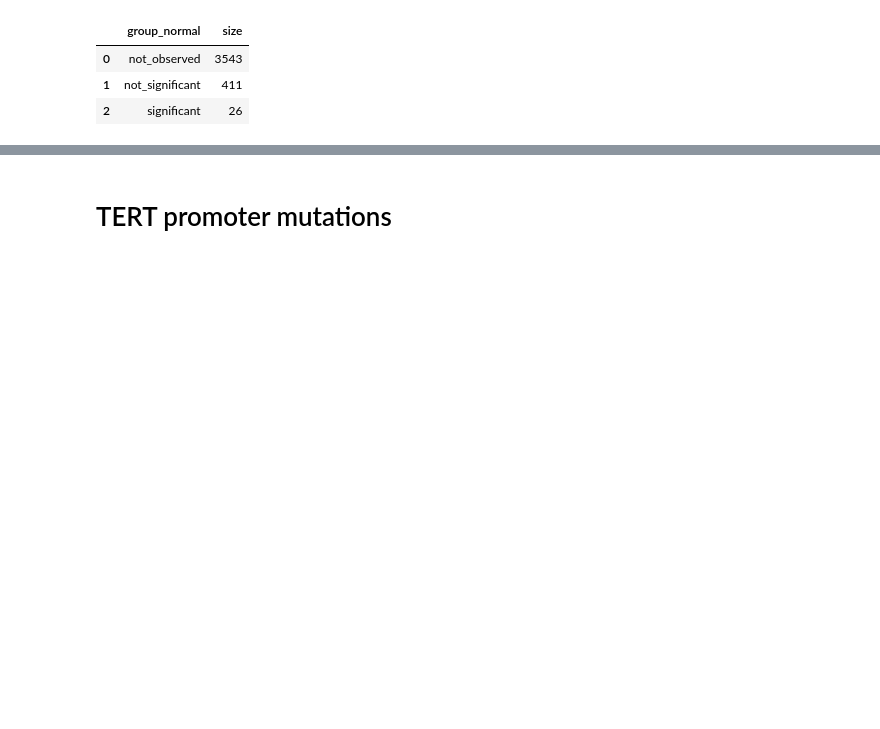
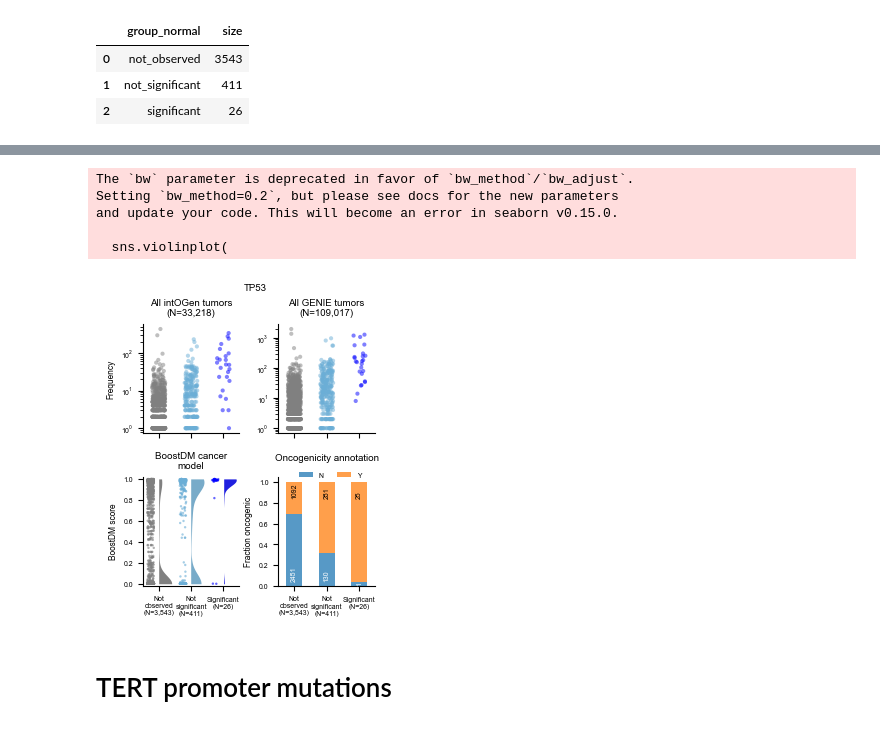
Before and after one commit to bbglab/normal_bladder_paper, a Jupyter notebook: extended/extended10/ExtendedFig10.ipynb, the cells around one changed output, grey strips where cells are left out. Cells and saved outputs as stored; diff of their text form; code cells hidden in the pictures; blank space fills up the shorter version.

```diff
--- a/extended/extended10/ExtendedFig10.ipynb
+++ b/extended/extended10/ExtendedFig10.ipynb
@@ -258,7 +258,7 @@ def plot_half_violin_group(ax, data, x_col, y_col, group_order, palette, title,
     group_order = ['not_observed', 'not_significant', 'significant']
     x_offset = -0.25  # fixed offset if you want all dots shifted
     jitter_width = 0.1  # match seaborn's jitter
-    dot_size = 20
+    dot_size = 3
 
     for i, group in enumerate(group_order):
         group_data = data[data[x_col] == group]
@@ -489,7 +470,9 @@ and update your code. This will become an error in seaborn v0.15.0.
 # %%
-TP53_whole_figure = os.path.join(output_dir,'ExtendedFig10b_TP53_multipanel_saturation.half_violin.png')
+TP53_whole_figure = os.path.join(output_dir,'ExtendedFig10b_TP53_multipanel_saturation.half_violin.pdf')
 
-fig, axs = plt.subplots(2, 2, figsize=(5,6), sharex=True)
+fig, axs = plt.subplots(2, 2, figsize=(3,3.4), sharex=True)
+fig.subplots_adjust(wspace=0.4)
+fig.subplots_adjust(hspace=0.4)
 
 # Plot each panel
 group_order = ['not_observed', 'not_significant', 'significant']
@@ -505,6 +488,7 @@ sns.stripplot(data=table,
               hue_order= ['significant', 'not_significant', 'not_observed'],
               palette=custom_palette,  # Apply the custom palette
               linewidth=1,
+              s = 3,
               ax=axs[0,0])
 axs[0,0].get_legend().remove()
 axs[0,0].set_yscale('log')
@@ -526,6 +510,7 @@ sns.stripplot(data=table,
               hue_order= ['significant', 'not_significant', 'not_observed'],
               palette=custom_palette,  # Apply the custom palette
               linewidth=1,
+              s = 3,
               ax=axs[0,1])
 axs[0,1].get_legend().remove()
 axs[0,1].set_yscale('log')
@@ -534,46 +519,54 @@ axs[0,1].set_xlabel('')
 axs[0,1].set_title('All GENIE tumors\n(N=109,017)')
 axs[0,1].spines[['top','right']].set_visible(False)
 
 
 
 
 #BoostDM cancer scores
 plot_half_violin_group(axs[1,0], table, 'group_normal', 'boostdm_score_cancer', group_order, custom_palette, 'BoostDM cancer\nmodel', ylabel='BoostDM score')
 axs[1,0].set_ylim(-0.02, 1.02)
 
 
 #Oncogenic counts
 oncogenic_data.plot(kind='bar',
                     stacked=True,
                     alpha=0.75,
                     ax=axs[1,1])
-axs[1,1].legend(ncol=2,bbox_to_anchor=(0.2,1.12),
-               loc='upper left', fontsize='small'
-               # , frameon = False
-               )
+axs[1,1].legend(ncol=2,bbox_to_anchor=(0.15,1.1),
+                loc='upper left',
+                frameon = False
+                )
 axs[1,1].set_ylabel('Fraction oncogenic')
 axs[1,1].set_xlabel('')
 axs[1,1].set_xticks([0,1,2],
                     [f"Not\nobserved\n(N={size_groups[size_groups['group_normal'] == 'not_observed']['size'].values[0]:,})",
                     f"Not\nsignificant\n(N={size_groups[size_groups['group_normal'] == 'not_significant']['size'].values[0]:,})",
                     f"Significant\n(N={size_groups[size_groups['group_normal'] == 'significant']['size'].values[0]:,})"],
                     rotation=0,
-                    # fontsize = 8
                    )
 axs[1,1].set_title('Oncogenicity annotation', # fontsize = 10,
-                   pad = 18)
+                   pad = 12)
 axs[1,1].spines[['top','right']].set_visible(False)
 
-axs[1,1].text(-0.1, 0.2, str(oncogenic_values[0.0][0]), fontdict=None, color='white', rotation=90)
-axs[1,1].text(-0.1, 0.85, str(oncogenic_values[1.0][0]), fontdict=None, color='black', rotation=90)
-axs[1,1].text(0.9, 0.2, str(oncogenic_values[0.0][1]), fontdict=None, color='white', rotation=90)
-axs[1,1].text(0.9, 0.7, str(oncogenic_values[1.0][1]), fontdict=None, color='black', rotation=90)
-axs[1,1].text(1.9, 0.02, str(oncogenic_values[0.0][2]), fontdict=None, color='white', rotation=90)
-axs[1,1].text(1.9, 0.7, str(oncogenic_values[1.0][2]), fontdict=None, color='black', rotation=90)
+axs[1,1].text(-0.1, 0.05, str(oncogenic_values[0.0][0]), fontdict=None, color='white', rotation=90, fontsize=plot_fontsizes_general_config["custom_text_fontsize"])
+axs[1,1].text(-0.1, 0.85, str(oncogenic_values[1.0][0]), fontdict=None, color='black', rotation=90, fontsize=plot_fontsizes_general_config["custom_text_fontsize"])
+axs[1,1].text(0.9, 0.05, str(oncogenic_values[0.0][1]), fontdict=None, color='white', rotation=90, fontsize=plot_fontsizes_general_config["custom_text_fontsize"])
+axs[1,1].text(0.9, 0.85, str(oncogenic_values[1.0][1]), fontdict=None, color='black', rotation=90, fontsize=plot_fontsizes_general_config["custom_text_fontsize"])
+axs[1,1].text(1.9, 0.02, str(oncogenic_values[0.0][2]), fontdict=None, color='white', rotation=90, fontsize=plot_fontsizes_general_config["custom_text_fontsize"])
+axs[1,1].text(1.9, 0.85, str(oncogenic_values[1.0][2]), fontdict=None, color='black', rotation=90, fontsize=plot_fontsizes_general_config["custom_text_fontsize"])
 
-plt.tight_layout()
+fig.suptitle("TP53", y = 1)
+
+
 plt.savefig(TP53_whole_figure, bbox_inches = 'tight', dpi = 300)
 plt.show()
+# %% [output]
+The `bw` parameter is deprecated in favor of `bw_method`/`bw_adjust`.
+Setting `bw_method=0.2`, but please see docs for the new parameters
+and update your code. This will become an error in seaborn v0.15.0.
+
+  sns.violinplot(
+[figure, added]
 # %%
 # TP53_whole_figure = os.path.join(output_dir,'ExtendedFig10b_TP53_multipanel_saturation.violin.png')
 
```
Also changed, not shown: parts of 3 cells of this notebook, 12 other files.
